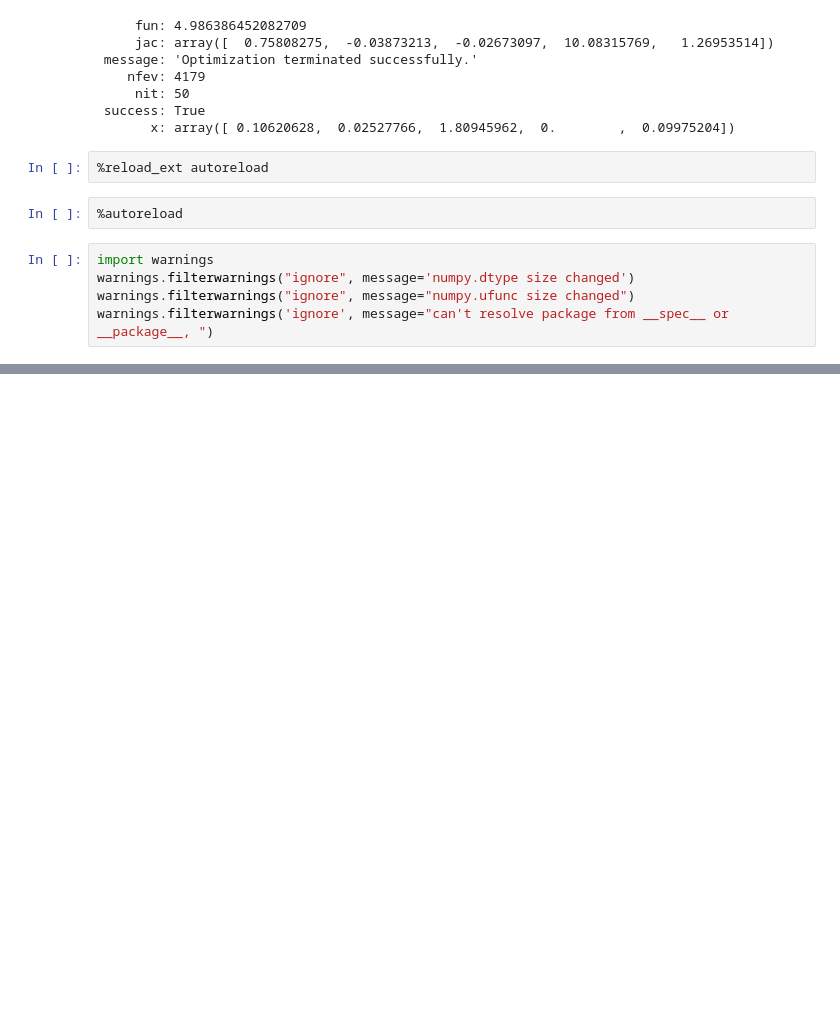
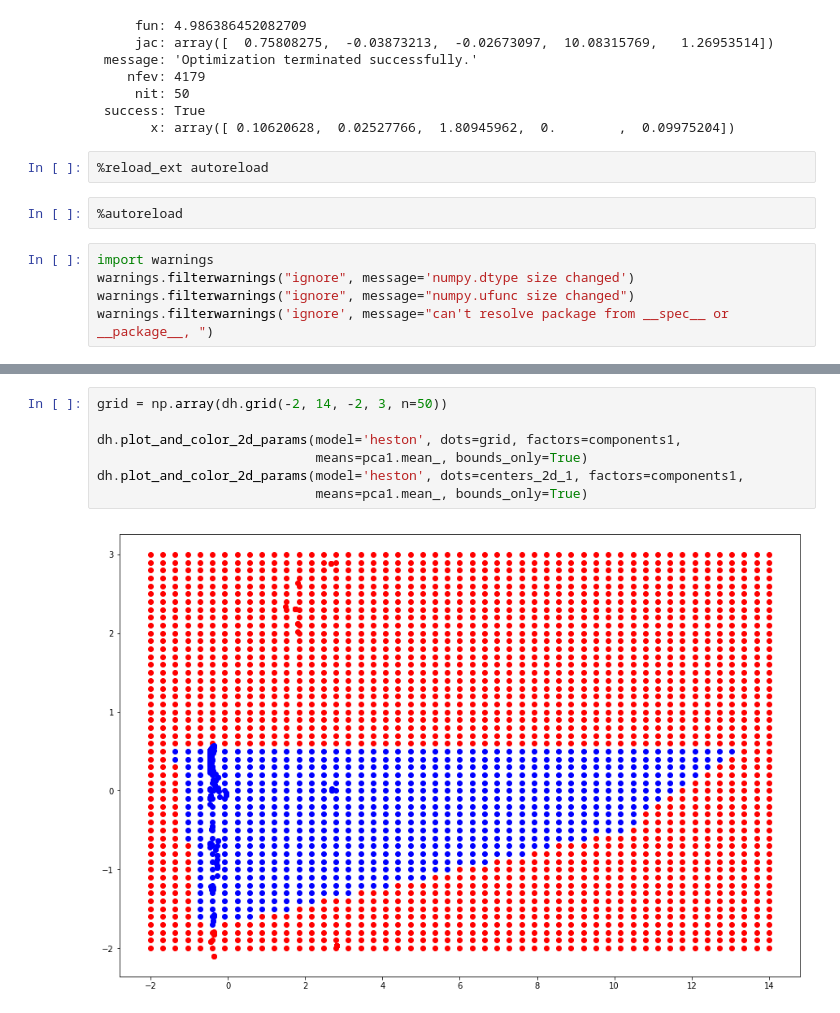
Before and after one commit to shvimas/diploma, a Jupyter notebook: notebooks/heston.ipynb, the cells around one changed output, grey strips where cells are left out. Saved outputs shown, nothing was run; the diff lists cells and outputs as text; blank space fills up the shorter version.

```diff
--- a/notebooks/heston.ipynb
+++ b/notebooks/heston.ipynb
@@ -233,0 +286,9 @@ for d in dots:
+# %%
+grid = np.array(dh.grid(-2, 14, -2, 3, n=50))
+
+dh.plot_and_color_2d_params(model='heston', dots=grid, factors=components1,
+                            means=pca1.mean_, bounds_only=True)
+dh.plot_and_color_2d_params(model='heston', dots=centers_2d_1, factors=components1,
+                            means=pca1.mean_, bounds_only=True)
+# %% [output]
+[figure, added]
```
Also changed, not shown: parts of 24 cells of this notebook, 10 other files.
